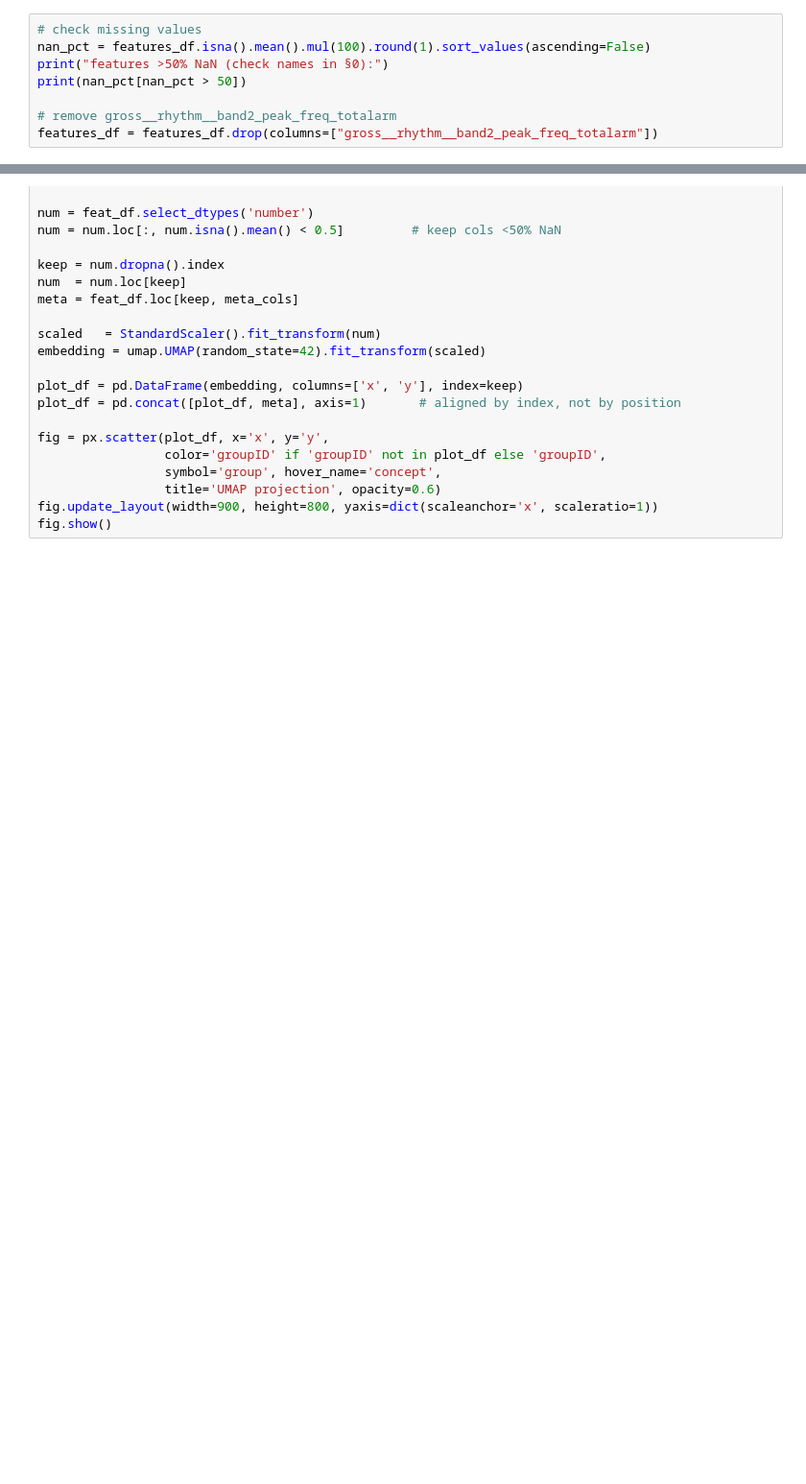
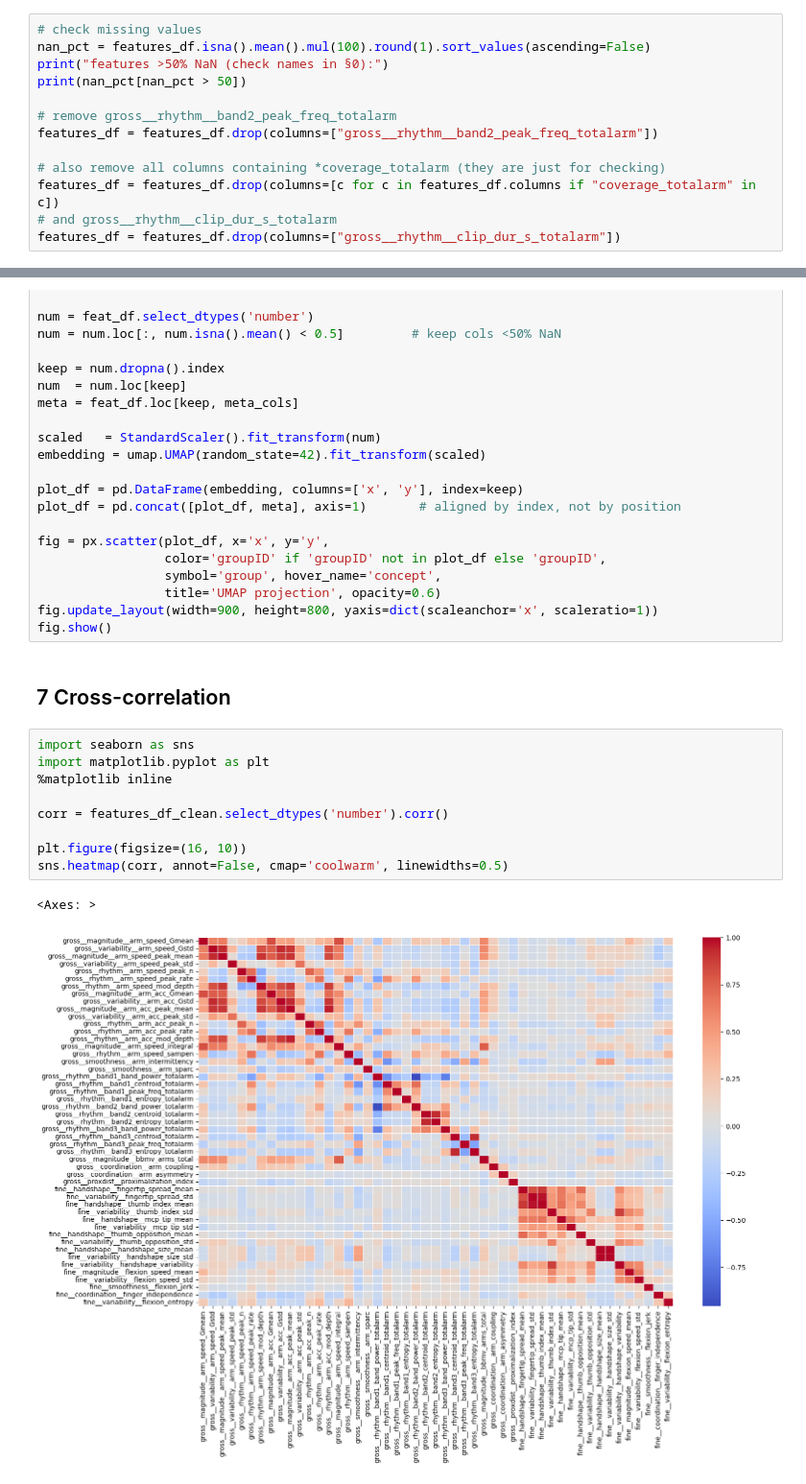
Before and after one commit to sarkadava/GestureToSign_KinematicTrajectory, a Jupyter notebook: 3_FeatureExtract_Sapiens.ipynb, the cells around one changed output, grey strips where cells are left out. Shown at 96% size. Cells and saved outputs as stored; diff of their text form; blank space fills up the shorter version.

```diff
--- a/3_FeatureExtract_Sapiens.ipynb
+++ b/3_FeatureExtract_Sapiens.ipynb
@@ -783,6 +793,11 @@ print(nan_pct[nan_pct > 50])
 
 # remove gross__rhythm__band2_peak_freq_totalarm
 features_df = features_df.drop(columns=["gross__rhythm__band2_peak_freq_totalarm"])
+
+# also remove all columns containing *coverage_totalarm (they are just for checking)
+features_df = features_df.drop(columns=[c for c in features_df.columns if "coverage_totalarm" in c])
+# and gross__rhythm__clip_dur_s_totalarm
+features_df = features_df.drop(columns=["gross__rhythm__clip_dur_s_totalarm"])
 # %% [output]
 features >50% NaN (check names in §0):
 gross__rhythm__band2_peak_freq_totalarm    81.7
@@ -878,3 +893,17 @@ fig = px.scatter(plot_df, x='x', y='y',
                  title='UMAP projection', opacity=0.6)
 fig.update_layout(width=900, height=800, yaxis=dict(scaleanchor='x', scaleratio=1))
 fig.show()
+# %% [markdown]
+## 7 Cross-correlation
+# %%
+import seaborn as sns
+import matplotlib.pyplot as plt
+%matplotlib inline
+
+corr = features_df_clean.select_dtypes('number').corr()
+
+plt.figure(figsize=(16, 10))
+sns.heatmap(corr, annot=False, cmap='coolwarm', linewidths=0.5)
+# %% [output]
+<Axes: >
+[figure, added]
```
Also changed, not shown: parts of 4 cells of this notebook, 15 other files.
